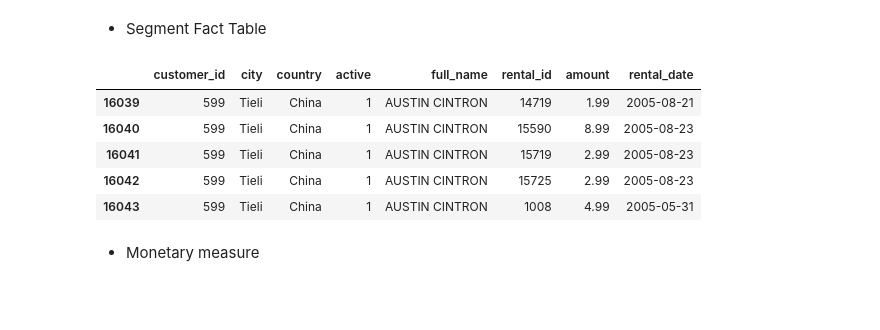
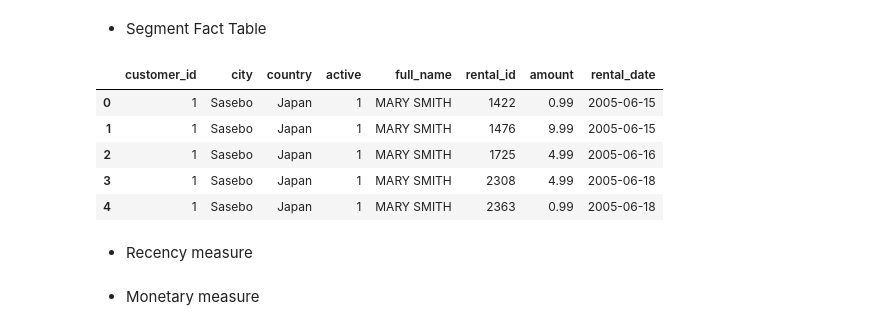
Before and after one commit to Narius2030/Sakila-Business-Analysis, a Jupyter notebook: customer_segment_fact.ipynb, the cells around one changed output. Drawn from its saved outputs; the diff is of its cells as text; code cells hidden in the pictures; blank space fills up the shorter version.

Commit message:
feat: add a new measure Recency for Fact Segment table

```diff
--- a/customer_segment_fact.ipynb
+++ b/customer_segment_fact.ipynb
@@ -138,16 +138,16 @@ None
 # %% [markdown]
 * Segment Fact Table
 # %%
-temp = dimCustomer.merge(right=rental, on='customer_id', how='inner', suffixes=('', '_ren'))
-factSegment = temp.merge(right=payment, on='rental_id', how='inner', suffixes=('', 'pay'))
+factSegment = dimCustomer.merge(right=dimRental, on='customer_id', how='inner', suffixes=('', '_ren'))
 factSegment = factSegment[['customer_id','city','country','active','full_name','rental_id','amount','rental_date']]
-factSegment['rental_date'] = factSegment['rental_date'].apply(lambda x: x.date())
 
-factSegment.tail()
+factSegment.head()
 # %% [output]
 |  | customer_id | city | country | active | full_name | rental_id | amount | rental_date |
-| 16039 | 599 | Tieli | China | 1 | AUSTIN CINTRON | 14719 | 1.99 | 2005-08-21 |
-| 16040 | 599 | Tieli | China | 1 | AUSTIN CINTRON | 15590 | 8.99 | 2005-08-23 |
-| 16041 | 599 | Tieli | China | 1 | AUSTIN CINTRON | 15719 | 2.99 | 2005-08-23 |
-| 16042 | 599 | Tieli | China | 1 | AUSTIN CINTRON | 15725 | 2.99 | 2005-08-23 |
-| 16043 | 599 | Tieli | China | 1 | AUSTIN CINTRON | 1008 | 4.99 | 2005-05-31 |
+| 0 | 1 | Sasebo | Japan | 1 | MARY SMITH | 1422 | 0.99 | 2005-06-15 |
+| 1 | 1 | Sasebo | Japan | 1 | MARY SMITH | 1476 | 9.99 | 2005-06-15 |
+| 2 | 1 | Sasebo | Japan | 1 | MARY SMITH | 1725 | 4.99 | 2005-06-16 |
+| 3 | 1 | Sasebo | Japan | 1 | MARY SMITH | 2308 | 4.99 | 2005-06-18 |
+| 4 | 1 | Sasebo | Japan | 1 | MARY SMITH | 2363 | 0.99 | 2005-06-18 |
+# %% [markdown]
+* Recency measure
```
Also changed, not shown: parts of 2 cells of this notebook, 1 other file.
